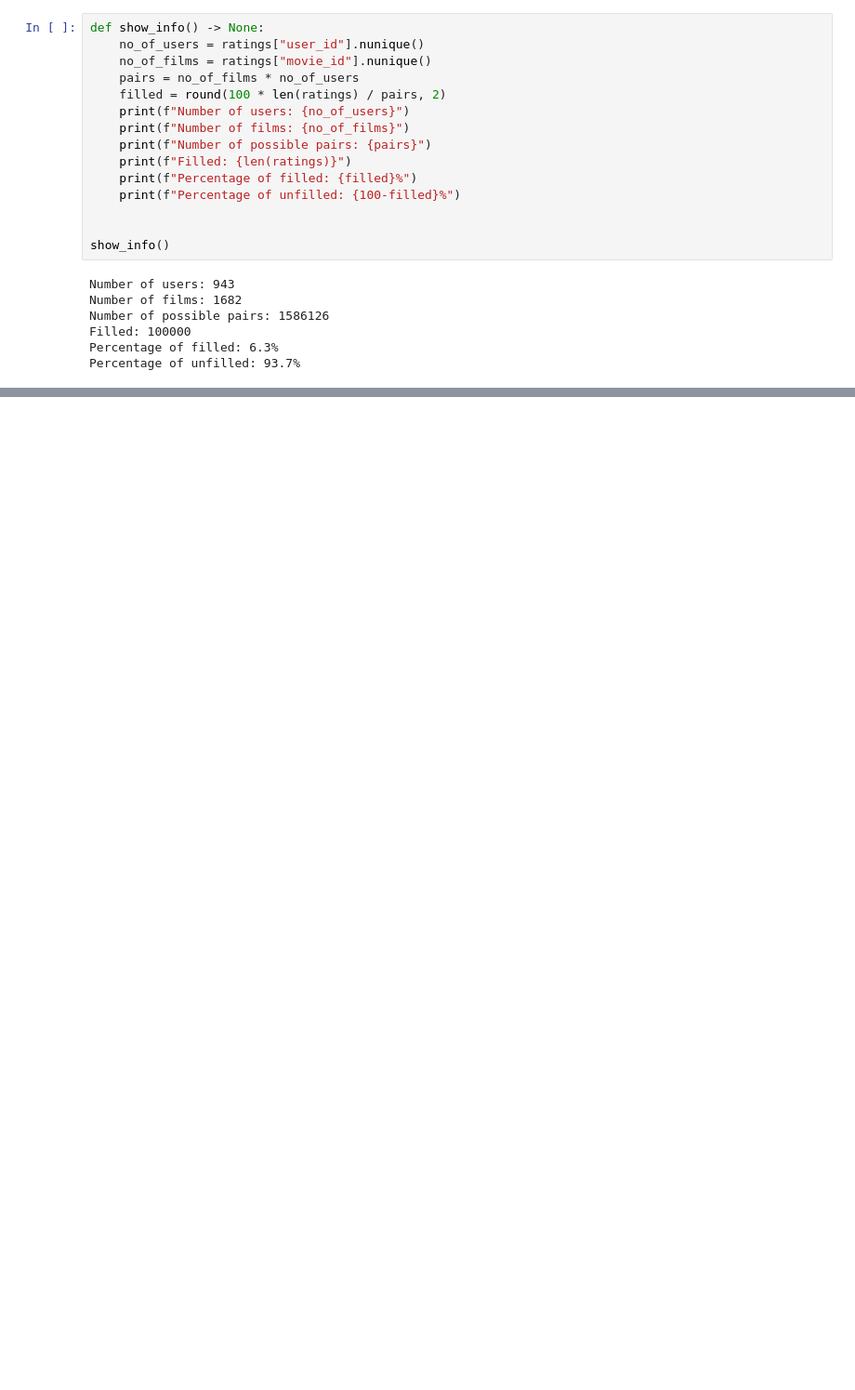
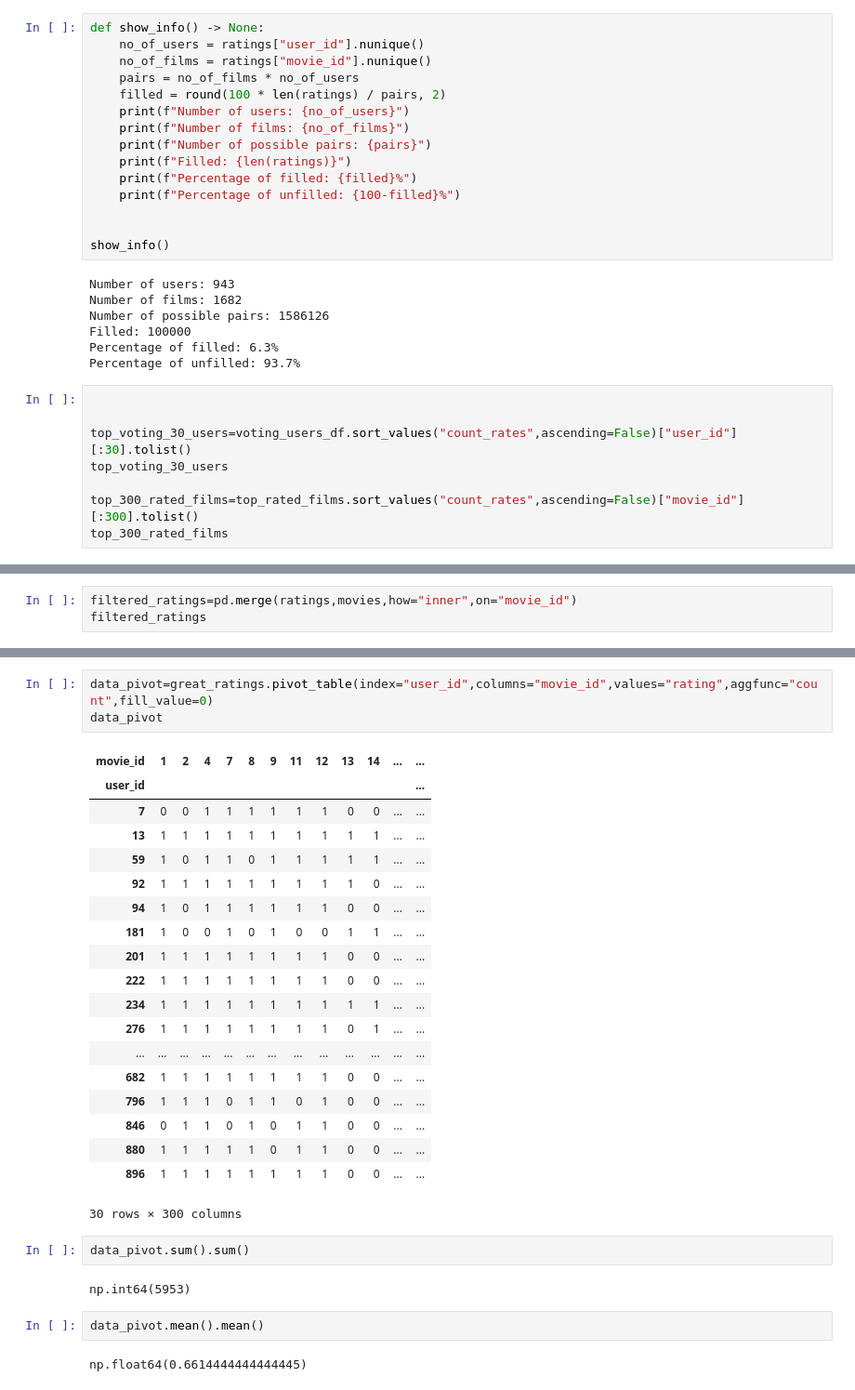
Before and after one commit to Ivampypy/movie-recsys, a Jupyter notebook: notebooks/EDA-notebook.ipynb, the cells around one changed output, grey strips where cells are left out. Shown at 93% size. Cells and saved outputs as stored; diff of their text form; blank space fills up the shorter version.

```diff
--- a/notebooks/EDA-notebook.ipynb
+++ b/notebooks/EDA-notebook.ipynb
@@ -209,3 +211,11 @@ Number of possible pairs: 1586126
 Filled: 100000
 Percentage of filled: 6.3%
 Percentage of unfilled: 93.7%
+# %%
+
+
+top_voting_30_users=voting_users_df.sort_values("count_rates",ascending=False)["user_id"][:30].tolist()
+top_voting_30_users
+
+top_300_rated_films=top_rated_films.sort_values("count_rates",ascending=False)["movie_id"][:300].tolist()
+top_300_rated_films
@@ -211,0 +240,3 @@ Percentage of unfilled: 93.7%
+# %%
+filtered_ratings=pd.merge(ratings,movies,how="inner",on="movie_id")
+filtered_ratings
@@ -211,0 +279,31 @@ Percentage of unfilled: 93.7%
+# %%
+data_pivot=great_ratings.pivot_table(index="user_id",columns="movie_id",values="rating",aggfunc="count",fill_value=0)
+data_pivot
+# %% [output]
+| movie_id | 1 | 2 | 4 | 7 | 8 | 9 | 11 | 12 | 13 | 14 | ... | ... |
+| user_id |  |  |  |  |  |  |  |  |  |  |  | ... |
+| 7 | 0 | 0 | 1 | 1 | 1 | 1 | 1 | 1 | 0 | 0 | ... | ... |
+| 13 | 1 | 1 | 1 | 1 | 1 | 1 | 1 | 1 | 1 | 1 | ... | ... |
+| 59 | 1 | 0 | 1 | 1 | 0 | 1 | 1 | 1 | 1 | 1 | ... | ... |
+| 92 | 1 | 1 | 1 | 1 | 1 | 1 | 1 | 1 | 1 | 0 | ... | ... |
+| 94 | 1 | 0 | 1 | 1 | 1 | 1 | 1 | 1 | 0 | 0 | ... | ... |
+| 181 | 1 | 0 | 0 | 1 | 0 | 1 | 0 | 0 | 1 | 1 | ... | ... |
+| 201 | 1 | 1 | 1 | 1 | 1 | 1 | 1 | 1 | 0 | 0 | ... | ... |
+| 222 | 1 | 1 | 1 | 1 | 1 | 1 | 1 | 1 | 0 | 0 | ... | ... |
+| 234 | 1 | 1 | 1 | 1 | 1 | 1 | 1 | 1 | 1 | 1 | ... | ... |
+| 276 | 1 | 1 | 1 | 1 | 1 | 1 | 1 | 1 | 0 | 1 | ... | ... |
+| ... | ... | ... | ... | ... | ... | ... | ... | ... | ... | ... | ... | ... |
+| 682 | 1 | 1 | 1 | 1 | 1 | 1 | 1 | 1 | 0 | 0 | ... | ... |
+| 796 | 1 | 1 | 1 | 0 | 1 | 1 | 0 | 1 | 0 | 0 | ... | ... |
+| 846 | 0 | 1 | 1 | 0 | 1 | 0 | 1 | 1 | 0 | 0 | ... | ... |
+| 880 | 1 | 1 | 1 | 1 | 1 | 0 | 1 | 1 | 0 | 0 | ... | ... |
+| 896 | 1 | 1 | 1 | 1 | 1 | 1 | 1 | 1 | 0 | 0 | ... | ... |
+30 rows × 300 columns
+# %%
+data_pivot.sum().sum()
+# %% [output]
+np.int64(5953)
+# %%
+data_pivot.mean().mean()
+# %% [output]
+np.float64(0.6614444444444445)
```
Also changed, not shown: parts of 9 cells of this notebook.
